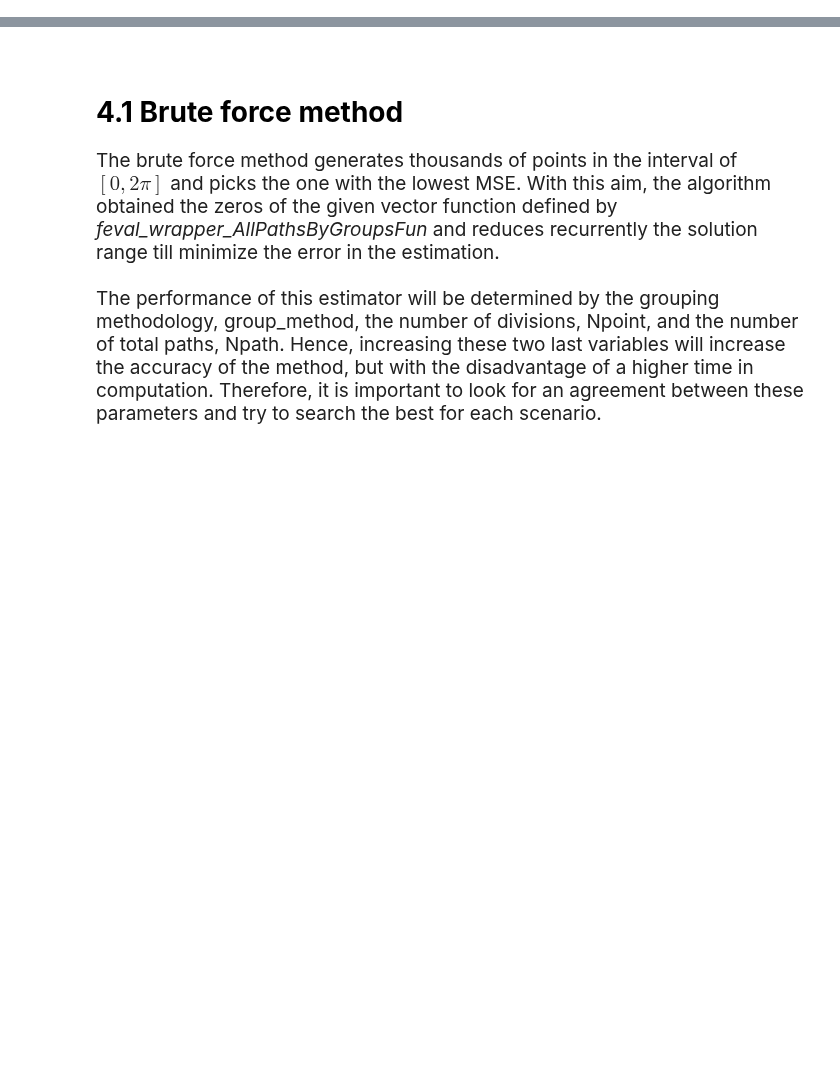
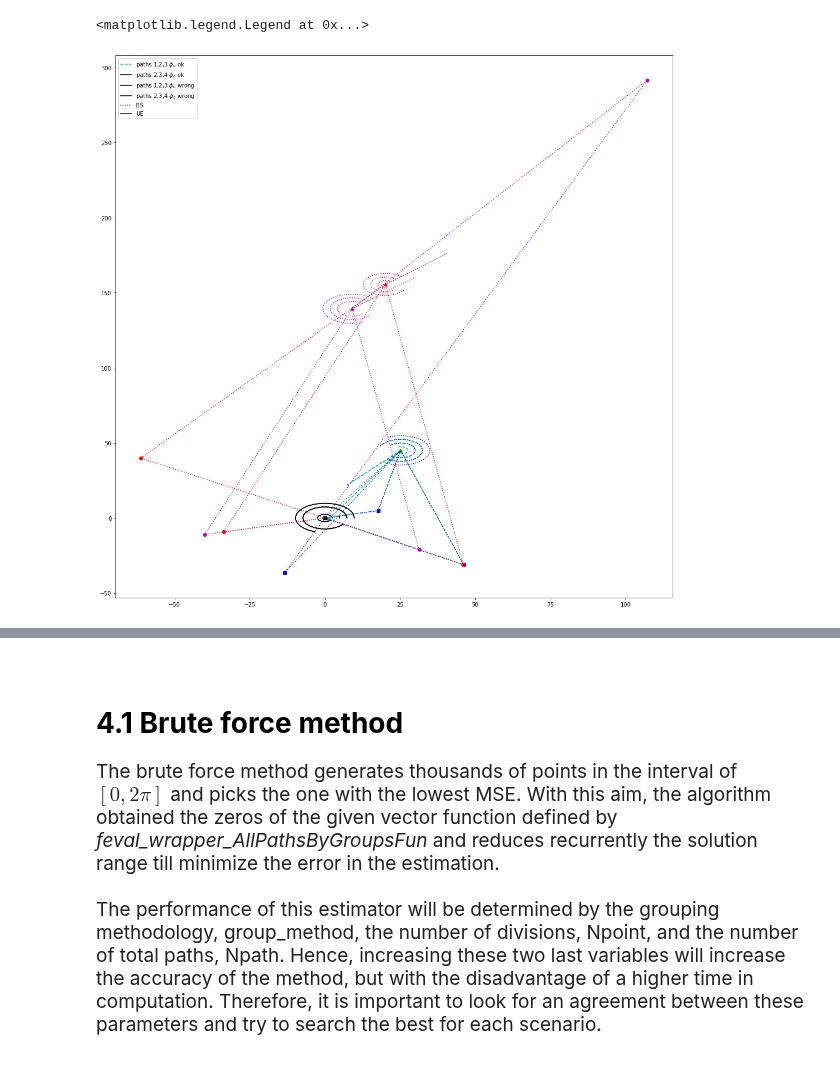
Before and after one commit to gomezcuba/CASTRO-5G, a Jupyter notebook: Tutorials/Tutorial_2_MultipathLocationEstimator.ipynb, the cells around one changed output, grey strips where cells are left out. Cells and saved outputs as stored; diff of their text form; code cells hidden in the pictures; blank space fills up the shorter version.

```diff
--- a/Tutorials/Tutorial_2_MultipathLocationEstimator.ipynb
+++ b/Tutorials/Tutorial_2_MultipathLocationEstimator.ipynb
@@ -415,0 +218,53 @@ The parameters of the methods to estimate $\phi_0$ are:
+# %%
+plt.figure(1)
+scaleguide=np.max(np.abs(np.concatenate([d_0x,d_0y,d_ix[:,0],d_iy[:,0]],0)))
+t=np.linspace(0,1,21)
+#show 4 path AODs
+for p in range(4):
+    plt.plot(0+scaleguide*.05*(p+1)*np.cos(AoD_i[p]*t),0+scaleguide*.05*(p+1)*np.sin(AoD_i[p]*t),'k', label='_nolegend_')
+
+#paths in G1 = {1...3}, with AoAs and correct phi_0 leading to correct location
+plt.plot([d_0x[0],d_0x[0]+1.2*scaleguide*.05*np.shape(AoD_i)[0]*np.cos(phi_0)],[d_0y[0],d_0y[0]+1.2*scaleguide*.05*np.shape(AoD_i)[0]*np.sin(phi_0)],'c--', label='_nolegend_')
+for of in range(3):
+    p=0+of
+    plt.plot([0,d_ix[p,0],d_0x[0]],[0,d_iy[p,0],d_0y[0]],'c--', label='_nolegend_' if of > 0 else '')
+    plt.plot(d_ix[p,0],d_iy[p,0],'oc', label='_nolegend_')
+    plt.plot(0+scaleguide*.05*(p+1)*np.cos(AoD_i[p]*t),0+scaleguide*.05*(p+1)*np.sin(AoD_i[p]*t),'k')
+    plt.plot(d_0x[0]+scaleguide*.05*(p+1)*np.cos(AoA_i[p]*t+phi_0),d_0y[0]+scaleguide*.05*(p+1)*np.sin(AoA_i[p]*t+phi_0),'c--', label='_nolegend_')
+
+#paths in G2 = {2...4}, with AoAs and correct phi_0 leading to correct location
+plt.plot([d_0x[0],d_0x[0]+1.2*scaleguide*.05*np.shape(AoD_i)[0]*np.cos(phi_0)],[d_0y[0],d_0y[0]+1.2*scaleguide*.05*np.shape(AoD_i)[0]*np.sin(phi_0)],'c--', label='_nolegend_')
+for of in range(3):
+    p=1+of
+    plt.plot([0,d_ix[p,0],d_0x[0]],[0,d_iy[p,0],d_0y[0]],'b:', label='_nolegend_' if of > 0 else '')
+    plt.plot(d_ix[p,0],d_iy[p,0],'sb', label='_nolegend_')
+    plt.plot(0+scaleguide*.05*(p+1)*np.cos(AoD_i[p]*t),0+scaleguide*.05*(p+1)*np.sin(AoD_i[p]*t),'k')
+    plt.plot(d_0x[0]+scaleguide*.05*(p+1)*np.cos(AoA_i[p]*t+phi_0),d_0y[0]+scaleguide*.05*(p+1)*np.sin(AoA_i[p]*t+phi_0),'b:', label='_nolegend_')
+
+(x0_bad,y0_bad,tauEall_bad,x_bad,y_bad)= loc.computeAllPaths(AoD_i[0:3],DAoA_i[0:3],TDoA_i[0:3],np.pi/4)
+plt.plot(x0_bad,y0_bad,'^r', label='_nolegend_')
+plt.plot([x0_bad,x0_bad+1.2*scaleguide*.05*np.shape(AoD_i)[0]*np.cos(np.pi/4)],[y0_bad,y0_bad+1.2*scaleguide*.05*np.shape(AoD_i)[0]*np.sin(np.pi/4)],'r:', label='_nolegend_')
+#paths in G1 = {1...3}, with AoAs and incorrect phi_0 leading to wrong location
+for of in range(3):
+    p=0+of
+    plt.plot([0,x_bad[of],x0_bad],[0,y_bad[of],y0_bad],'r:', label='_nolegend_' if of > 0 else '')
+    plt.plot(x_bad[of],y_bad[of],'or', label='_nolegend_')
+    plt.plot(x0_bad+scaleguide*.05*(p+1)*np.cos(AoA_i[p]*t+np.pi/4),y0_bad+scaleguide*.05*(p+1)*np.sin(AoA_i[p]*t+np.pi/4),'r:', label='_nolegend_')
+
+(x0_bad,y0_bad,tauEall_bad,x_bad,y_bad)= loc.computeAllPaths(AoD_i[1:4],DAoA_i[1:4],TDoA_i[1:4],np.pi/4)
+plt.plot(x0_bad,y0_bad,'^m', label='_nolegend_')
+plt.plot([x0_bad,x0_bad+1.2*scaleguide*.05*np.shape(AoD_i)[0]*np.cos(np.pi/4)],[y0_bad,y0_bad+1.2*scaleguide*.05*np.shape(AoD_i)[0]*np.sin(np.pi/4)],'m:', label='_nolegend_')
+for of in range(3):
+    p=1+of
+    plt.plot([0,x_bad[of],x0_bad],[0,y_bad[of],y0_bad],'m:', label='_nolegend_' if of > 0 else '')
+    plt.plot(x_bad[of],y_bad[of],'om', label='_nolegend_')
+    t=np.linspace(0,1,21)
+    plt.plot(x0_bad+scaleguide*.05*(p+1)*np.cos(AoA_i[p]*t+np.pi/4),y0_bad+scaleguide*.05*(p+1)*np.sin(AoA_i[p]*t+np.pi/4),'m:', label='_nolegend_')
+
+plt.plot(0,0,'sk')
+plt.plot(d_0x[0],d_0y[0],'^g')
+plt.plot([0,d_0x[0]],[0,d_0y[0]],':g')
+plt.legend(['paths 1,2,3 $\\phi_o$ ok','paths 2,3,4 $\\phi_o$ ok','paths 1,2,3 $\\phi_o$ wrong','paths 2,3,4 $\\phi_o$ wrong','BS','UE'])
+# %% [output]
+<matplotlib.legend.Legend at 0x...>
+[figure, added]
```
Also changed, not shown: parts of 59 cells of this notebook, 3 other files.
